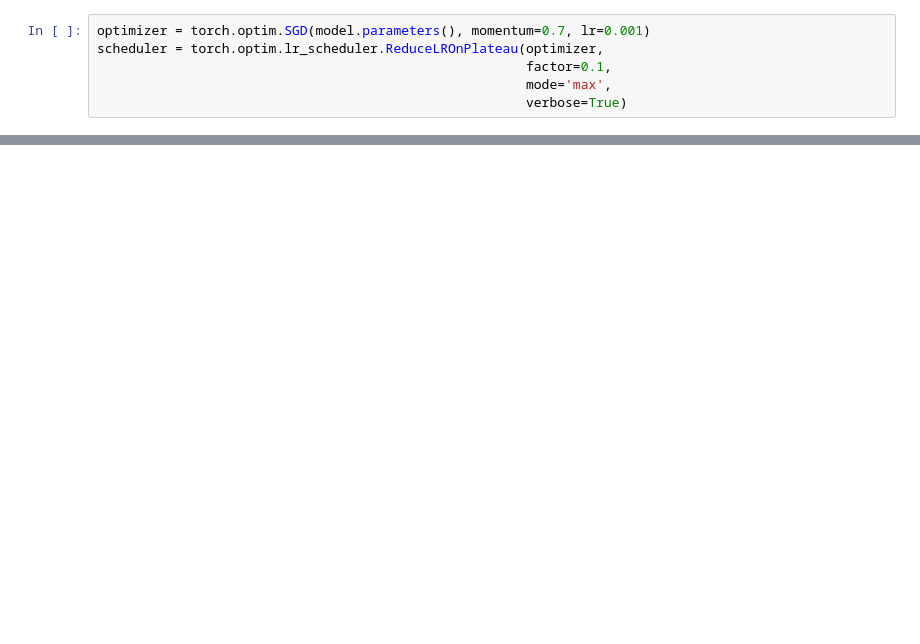
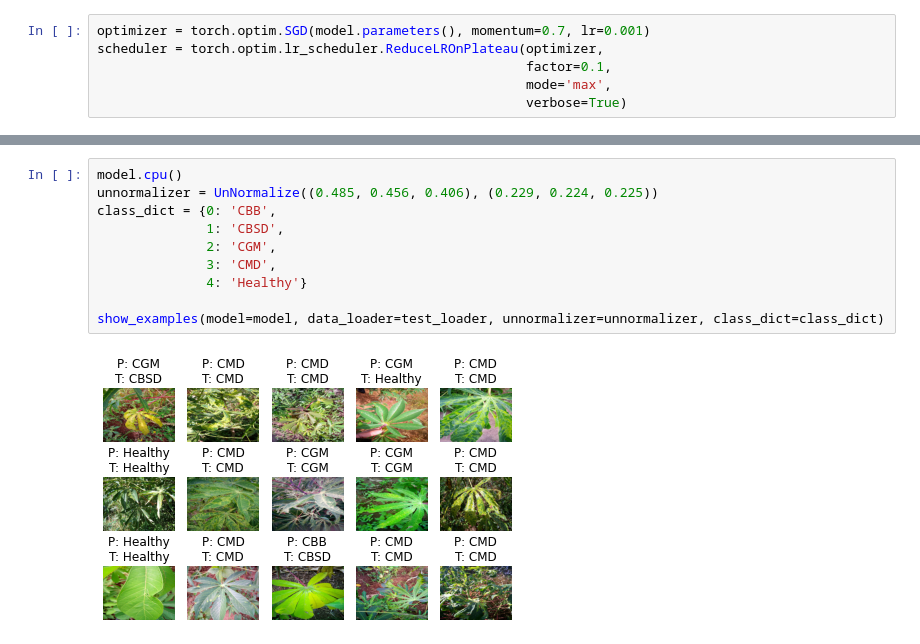
Before and after one commit to Tonghua35/453-Final-Project, a Jupyter notebook: code/template.ipynb, the cells around one changed output, grey strips where cells are left out. Saved outputs shown, nothing was run; the diff lists cells and outputs as text; blank space fills up the shorter version.

```diff
--- a/code/template.ipynb
+++ b/code/template.ipynb
@@ -162,0 +158,12 @@ Test accuracy 85.48%
+# %%
+model.cpu()
+unnormalizer = UnNormalize((0.485, 0.456, 0.406), (0.229, 0.224, 0.225))
+class_dict = {0: 'CBB',
+              1: 'CBSD',
+              2: 'CGM',
+              3: 'CMD',
+              4: 'Healthy'}
+
+show_examples(model=model, data_loader=test_loader, unnormalizer=unnormalizer, class_dict=class_dict)
+# %% [output]
+[figure, added]
```
Also changed, not shown: parts of 7 cells of this notebook, 3 other files.
